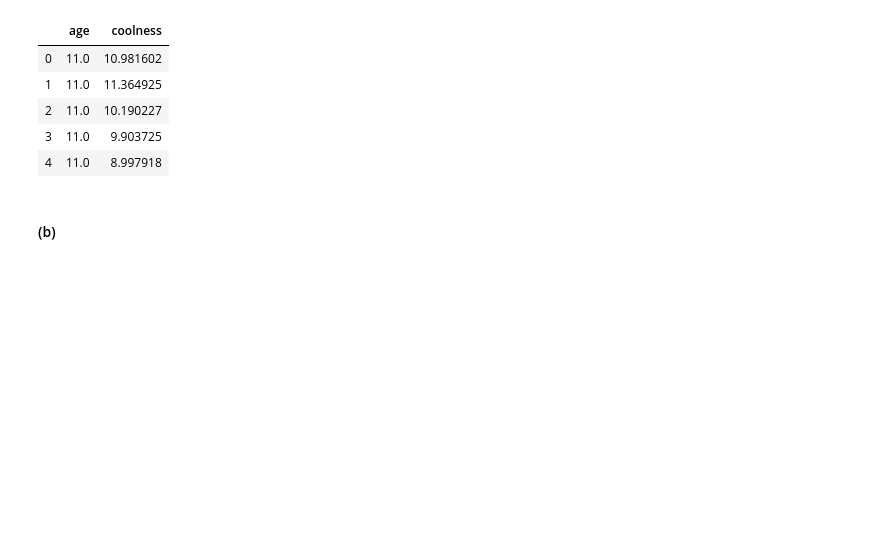
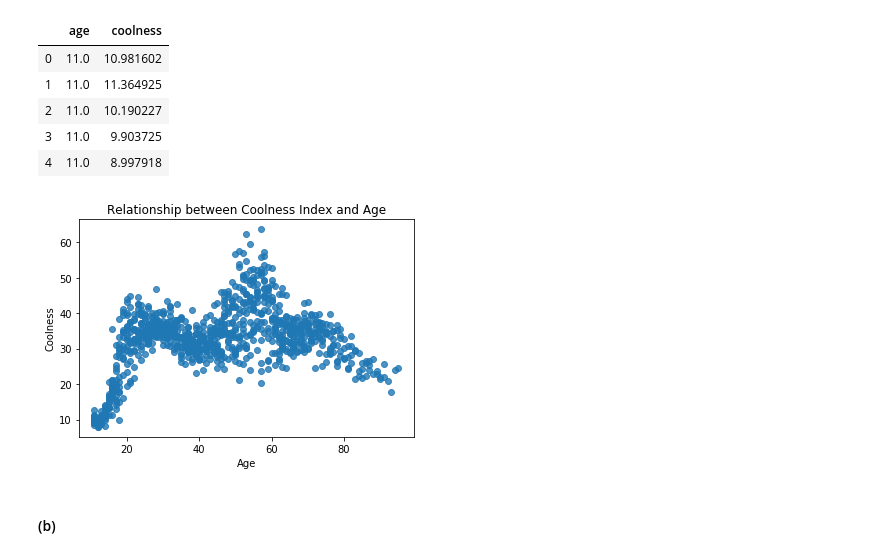
Before and after one commit to linghui-wu/persp-model-econ_w20, a Jupyter notebook: ProblemSets/PS7/PS7_solutions.ipynb, the cells around one changed output. Drawn from its saved outputs; the diff is of its cells as text; code cells hidden in the pictures; blank space fills up the shorter version.

```diff
--- a/ProblemSets/PS7/PS7_solutions.ipynb
+++ b/ProblemSets/PS7/PS7_solutions.ipynb
@@ -213,12 +216,13 @@ cool.head()
 | 3 | 11.0 | 9.903725 |
 | 4 | 11.0 | 8.997918 |
 # %%
-import matplotlib.pyplot as plt
-fig, ax = plt.subplots()
 plt.scatter(cool["age"], cool["coolness"], alpha=0.8, marker="o")
 plt.xlabel("Age")
 plt.ylabel("Coolness")
-plt.title("Relationship between Coolness Index and Age");
+plt.title("Relationship between Coolness Index and Age")
+plt.show();
+# %% [output]
+[figure, added]
 # %% [markdown]
 #### (b)
 # %%
```
Also changed, not shown: parts of 6 cells of this notebook.
